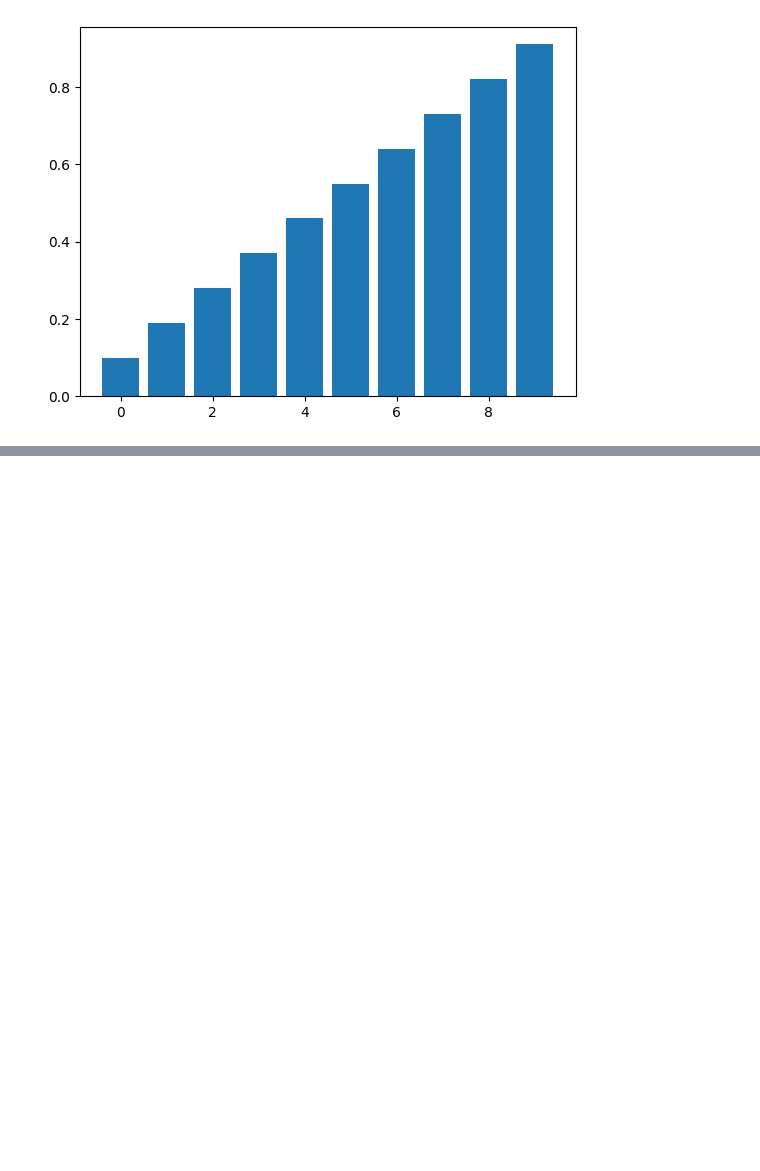
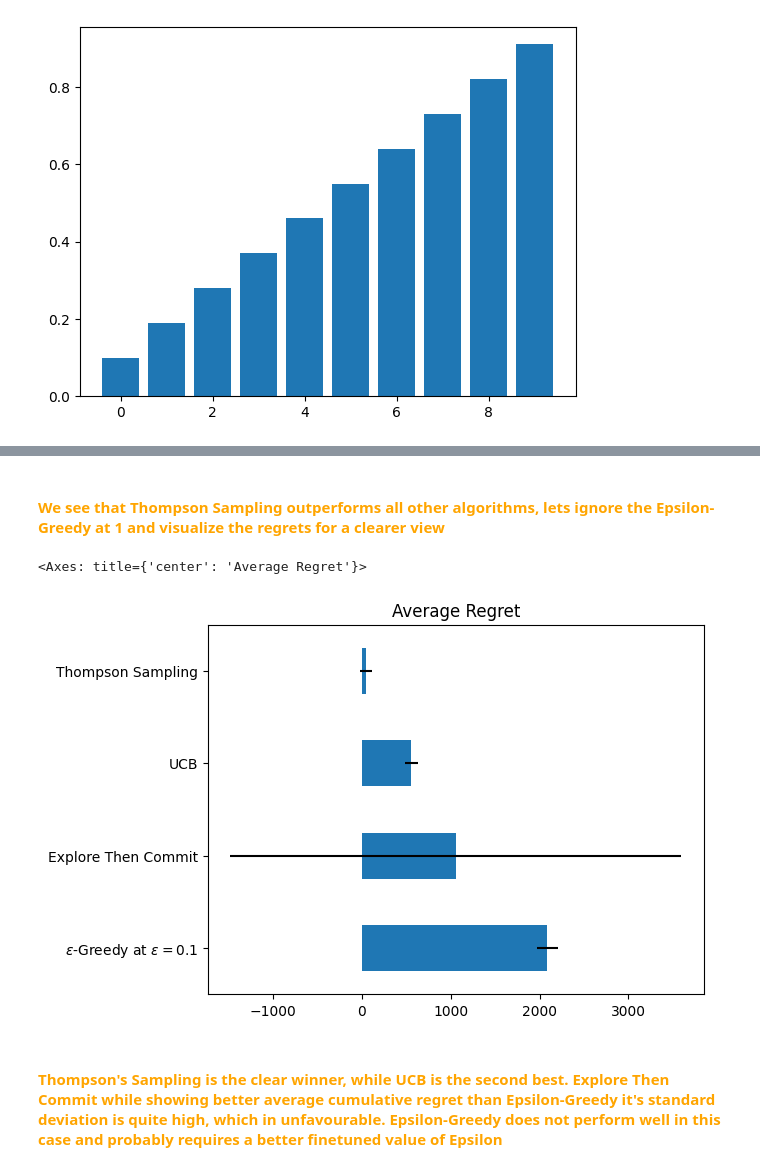
Before and after one commit to Karthik-Dulam/crazy-bandits, a Jupyter notebook: bandit_compare.ipynb, the cells around one changed output, grey strips where cells are left out. Cells and saved outputs as stored; diff of their text form; code cells hidden in the pictures; blank space fills up the shorter version.

```diff
--- a/bandit_compare.ipynb
+++ b/bandit_compare.ipynb
@@ -30,0 +112,9 @@ run_bandit_algorithm("Thompson Sampling", thompson_sampling, bernoullis, n_round
+# %% [markdown]
+#### <font color='orange'> We see that Thompson Sampling outperforms all other algorithms, lets ignore the Epsilon-Greedy at 1 and visualize the regrets for a clearer view </font>
+# %%
+regret_df.drop(columns=r"$\epsilon$-Greedy at $\epsilon = 1$").mean().plot(kind="barh", title="Average Regret", xerr=regret_df.std())
+# %% [output]
+<Axes: title={'center': 'Average Regret'}>
+[figure, added]
+# %% [markdown]
+#### <font color='orange'> Thompson's Sampling is the clear winner, while UCB is the second best. Explore Then Commit while showing better average cumulative regret than Epsilon-Greedy it's standard deviation is quite high, which in unfavourable. Epsilon-Greedy does not perform well in this case and probably requires a better finetuned value of Epsilon</font>
```
Also changed, not shown: parts of 22 cells of this notebook, 1 other file.
